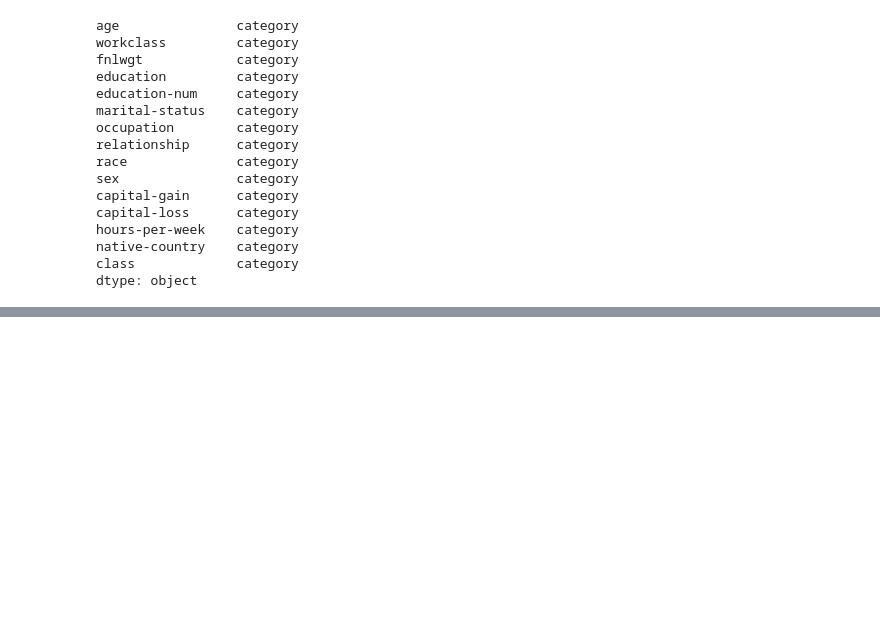
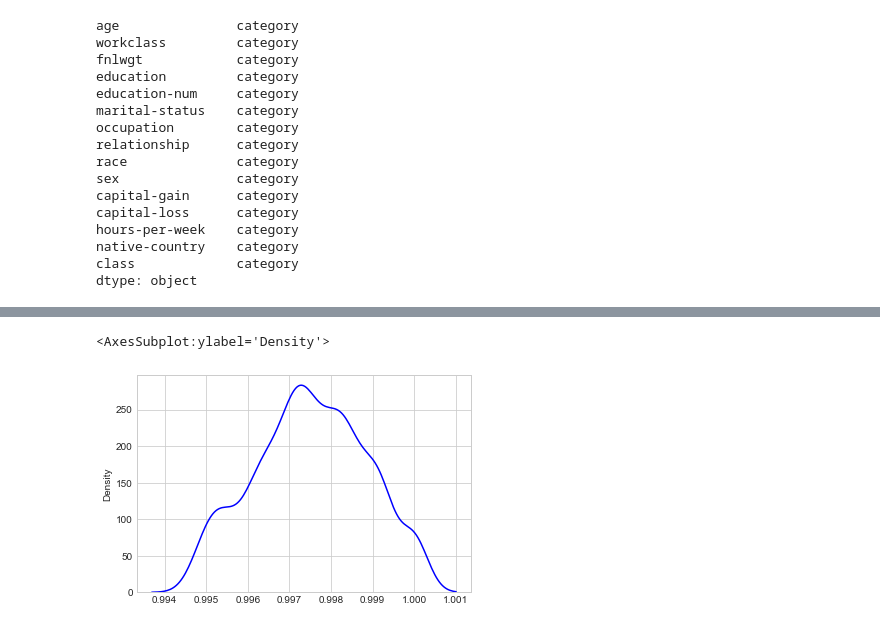
Before and after one commit to ruggieris/DD, a Jupyter notebook: dd_tutorial.ipynb, the cells around one changed output, grey strips where cells are left out. Drawn from its saved outputs; the diff is of its cells as text; code cells hidden in the pictures; blank space fills up the shorter version.

```diff
--- a/dd_tutorial.ipynb
+++ b/dd_tutorial.ipynb
@@ -390,0 +597,19 @@ plt.legend(labels=['before', 'after'])
+# %%
+# filtering condition: return None to filter out, or measure value
+# contingency table ctg such that ctg.n() >= minSupp
+'''
+     contingency table for inference (protected=None, n1=a,n2=c)
+     ===========
+     true.pos      a
+     true.neg      c
+     ===========   m1()
+'''
+def check_acc(ctg):
+    n = ctg.m1()
+    return max(ctg.a,ctg.c)/n if n>0 else None
+# %%
+# accuracy in training set
+disc = dd.DD(adult_train, 'class=-50K', na_values={'nan'})
+for ctg in disc.ctg_global():
+    disc.print(ctg)
+    print("ACC = {:f}".format(check_acc(ctg)))
@@ -390,0 +625,7 @@ plt.legend(labels=['before', 'after'])
+# %%
+# Extract contingency tables:
+ctgs_acc = disc.extract(testCond=check_acc, minSupp=-1000, topk=1000)
+# %%
+for v, ctg in ctgs_acc[:3]:
+    disc.print(ctg)
+    print("ACC = {:f}".format(check_acc(ctg)))
@@ -390,0 +650,6 @@ plt.legend(labels=['before', 'after'])
+# %%
+# TBD: boundary kernel limiting to (0.0, 1.0)
+sns.kdeplot(np.array([v for v, _ in ctgs_acc]), bw_adjust=1.0, color='b')
+# %% [output]
+<AxesSubplot:ylabel='Density'>
+[figure, added]
```
Also changed, not shown: parts of 28 cells of this notebook, 3 other files.
